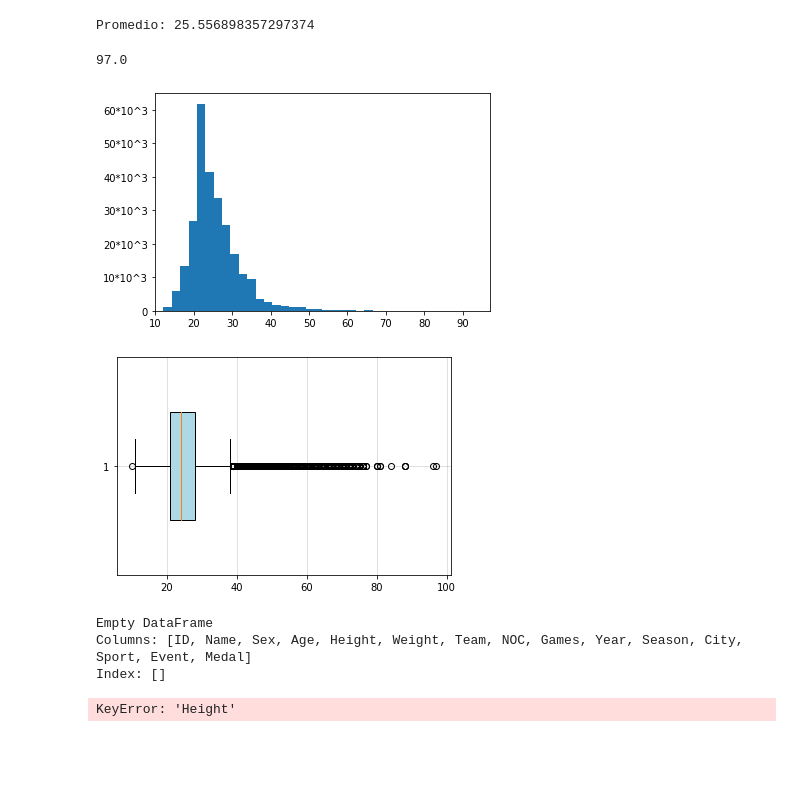
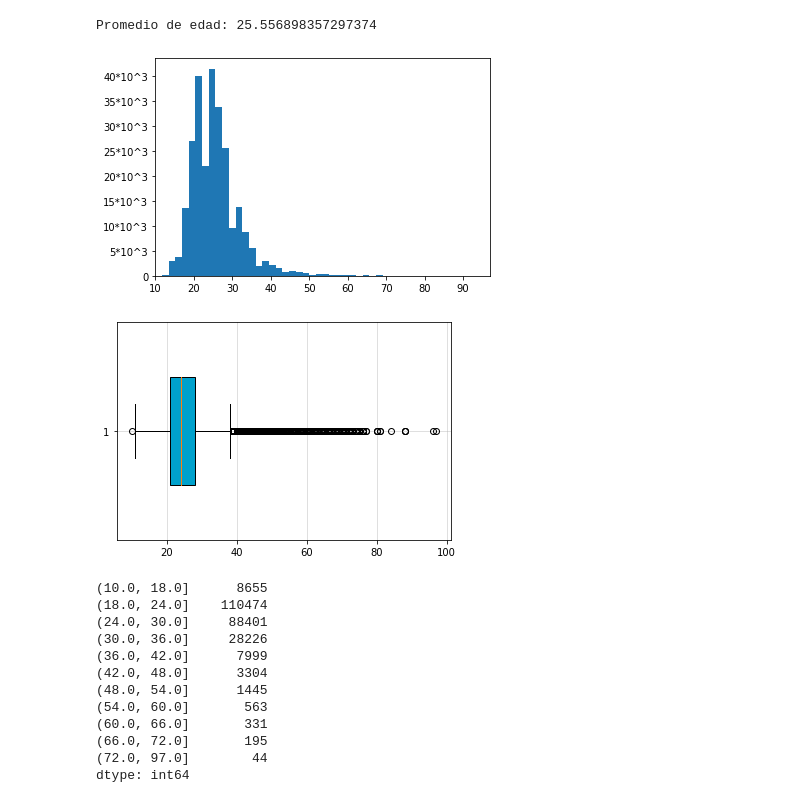
Before and after one commit to stbs22/scripts, a Jupyter notebook: Python/plot.ipynb, the cells around one changed output. Drawn from its saved outputs; the diff is of its cells as text; code cells hidden in the pictures; blank space fills up the shorter version.

```diff
--- a/Python/plot.ipynb
+++ b/Python/plot.ipynb
@@ -5,38 +1,63 @@ import numpy as np
 # %%
-data = pd.read_csv("/home/_init_/Documentos/Scripts/GIT/scripts/Data/FCD/datap1.csv",sep=",")
+import plotly.graph_objects as go
+import plotly.offline as pyo
+import pandas as pd
+import matplotlib.pyplot as plt
+import numpy as np
+#data = pd.read_csv("/Data/FCD/datap1.csv",sep=",")
+data = pd.read_csv("C:/Users/ESTEBAN/Documents/Scripts_U/git/scripts/Data/FCD/datap1.csv", sep = ",")
 #data = pd.read_csv("/home/_init_/Documentos/Scripts/GIT/scripts/Data/FCD/datap1.csv",sep=",")
-# %%
-edad = data["Age"]
-limpio = edad[edad.notna()]
-print("Promedio:",edad.mean())
-# %% [output]
-Promedio: 25.556898357297374
+# %%
+edad = data["Age"]
+print("Promedio de edad:",edad.mean())
+
+bins = [ min(edad) ,18 ,24 ,30 ,36 ,42 ,48 ,54 ,60 ,66, 72 ,max(edad) ]
+# %% [output]
+Promedio de edad: 25.556898357297374
 # %%
+edad = edad[edad.notna()]
 def lblFormat(n, pos):
     if (n==0):
         return str(int(n*10))
     elif (n!=0):
         return str((int(n / 1e3)))+"*10^3"
 
 plt.xlim(min(edad),max(edad))
 plt.gca().yaxis.set_major_formatter(lblFormat)
-plt.hist(limpio,bins=40)
+
+f = plt.figure(1)
+plt.hist(edad,bins=50)
+
+g = plt.figure(2)
+plt.boxplot(edad, vert = False,
+            widths = 0.5, patch_artist = True,
+            boxprops = dict(color="black", facecolor = "#00a1cc"))
+
+plt.grid(alpha=0.5)
 plt.show()
+edad = data["Age"]
 # %% [output]
-97.0
-[figure, old version]
+[figure, new version]
+[figure, added]
-# %%
-plt.boxplot(limpio, vert = False, widths = 0.5, patch_artist=True, boxprops = dict(color="black", facecolor = "lightblue"))
-plt.grid(alpha=0.5)
-plt.show()
-# %% [output]
-[figure, removed]
-# %%
-edad = data["Age"]
-print(data.head(0))
-comp = data["Age"]["Height"]
-# %% [output]
-Empty DataFrame
-Columns: [ID, Name, Sex, Age, Height, Weight, Team, NOC, Games, Year, Season, City, Sport, Event, Medal]
-Index: []
-KeyError: 'Height'
+# %%
+lista = []
+for a in data["Age"]:
+    if not pd.isna(a):
+        if int(a) > 18 & int(a) < 60:
+            lista.append(a)
+
+df = pd.cut( lista, bins = bins)
+print(df.value_counts())
+# %% [output]
+(10.0, 18.0]      8655
+(18.0, 24.0]    110474
+(24.0, 30.0]     88401
+(30.0, 36.0]     28226
+(36.0, 42.0]      7999
+(42.0, 48.0]      3304
+(48.0, 54.0]      1445
+(54.0, 60.0]       563
+(60.0, 66.0]       331
+(66.0, 72.0]       195
+(72.0, 97.0]        44
+dtype: int64
```
Also changed, not shown: parts of 4 cells of this notebook, 4 other files.
